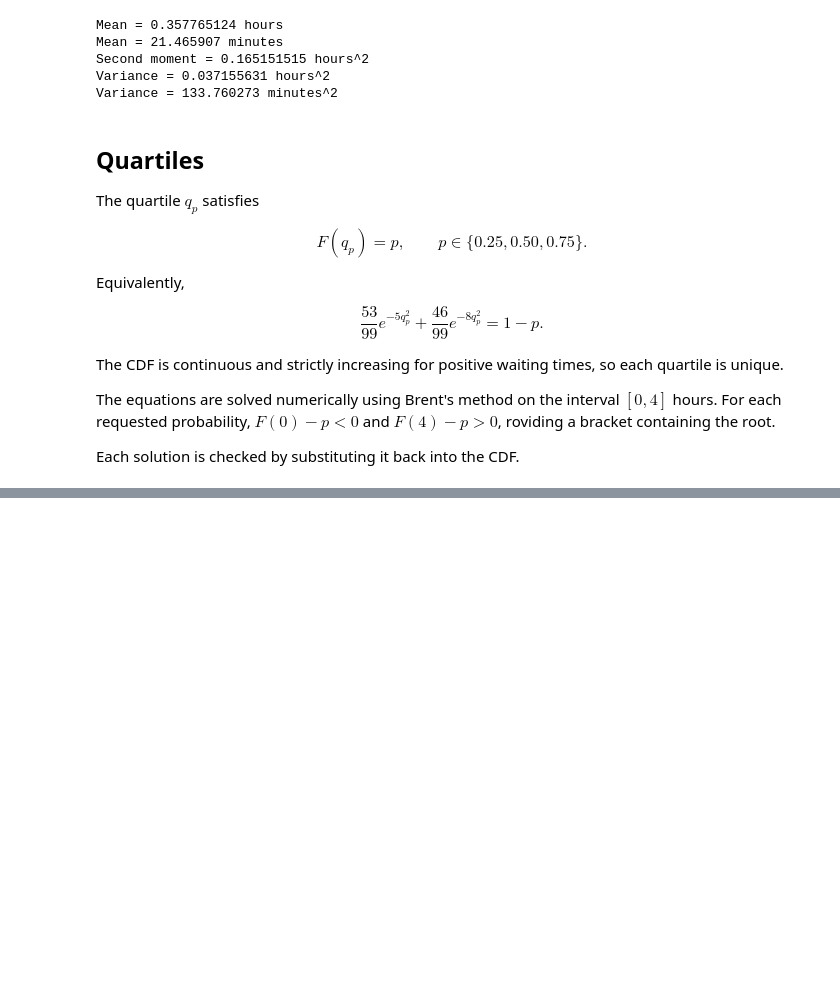
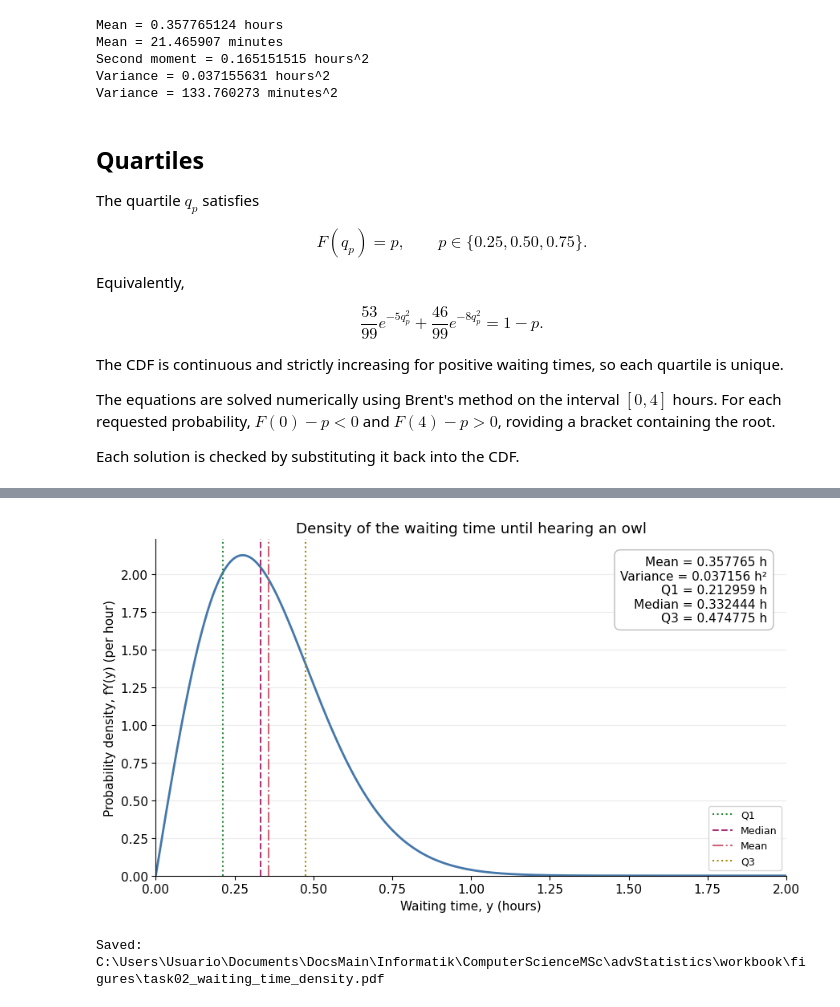
Before and after one commit to gino23odar/advanced-statistics-workbook, a Jupyter notebook: task2_waiting_times.ipynb, the cells around one changed output, grey strips where cells are left out. Saved outputs shown, nothing was run; the diff lists cells and outputs as text; code cells hidden in the pictures; blank space fills up the shorter version.

Commit message:
task2 finalized waiting-time calculations, verification, visualizations and conclusion

```diff
--- a/task2_waiting_times.ipynb
+++ b/task2_waiting_times.ipynb
@@ -377,0 +520,79 @@ for label, hours, minutes in zip(
+# %%
+y_grid = np.linspace(0, 2, 1200)
+
+with plt.rc_context({
+    "font.size": 11,
+    "pdf.fonttype": 42,
+}):
+    fig, ax = plt.subplots(figsize=(9, 5.2))
+
+    ax.plot(
+        y_grid,
+        density(y_grid),
+        color="#4477AA",
+        linewidth=2,
+    )
+
+    markers = [
+        (q1_hours, "#228833", ":", "Q1"),
+        (median_hours, "#AA3377", "--", "Median"),
+        (mean_hours, "#CC6677", "-.", "Mean"),
+        (q3_hours, "#AA8800", ":", "Q3"),
+    ]
+
+    for value, color, style, label in markers:
+        ax.axvline(
+            value,
+            color=color,
+            linestyle=style,
+            linewidth=1.5,
+            label=label,
+        )
+
+    statistics_text = (
+        f"Mean = {mean_hours:.6f} h\n"
+        f"Variance = {variance_hours2:.6f} h²\n"
+        f"Q1 = {q1_hours:.6f} h\n"
+        f"Median = {median_hours:.6f} h\n"
+        f"Q3 = {q3_hours:.6f} h"
+    )
+
+    ax.text(
+        0.97, 0.95,
+        statistics_text,
+        transform=ax.transAxes,
+        ha="right",
+        va="top",
+        bbox={
+            "boxstyle": "round,pad=0.5",
+            "facecolor": "white",
+            "edgecolor": "#BBBBBB",
+        },
+    )
+
+    ax.set_title("Density of the waiting time until hearing an owl")
+    ax.set_xlabel("Waiting time, y (hours)")
+    ax.set_ylabel("Probability density, fY(y) (per hour)")
+    ax.set_xlim(0, 2)
+    ax.set_ylim(bottom=0)
+
+    ax.grid(axis="y", alpha=0.25)
+    ax.spines["top"].set_visible(False)
+    ax.spines["right"].set_visible(False)
+    ax.legend(loc="lower right", fontsize=9)
+
+    fig.tight_layout()
+
+    density_pdf = figure_directory / "task02_waiting_time_density.pdf"
+    density_png = figure_directory / "task02_waiting_time_density.png"
+
+    fig.savefig(density_pdf, bbox_inches="tight")
+    fig.savefig(density_png, dpi=300, bbox_inches="tight")
+
+    plt.show()
+    plt.close(fig)
+
+print(f"Saved: {density_pdf.resolve()}")
+# %% [output]
+[figure, added]
+Saved: C:\Users\Usuario\Documents\DocsMain\Informatik\ComputerScienceMSc\advStatistics\workbook\figures\task02_waiting_time_density.pdf
```
Also changed, not shown: parts of 7 cells of this notebook, 4 other files.
